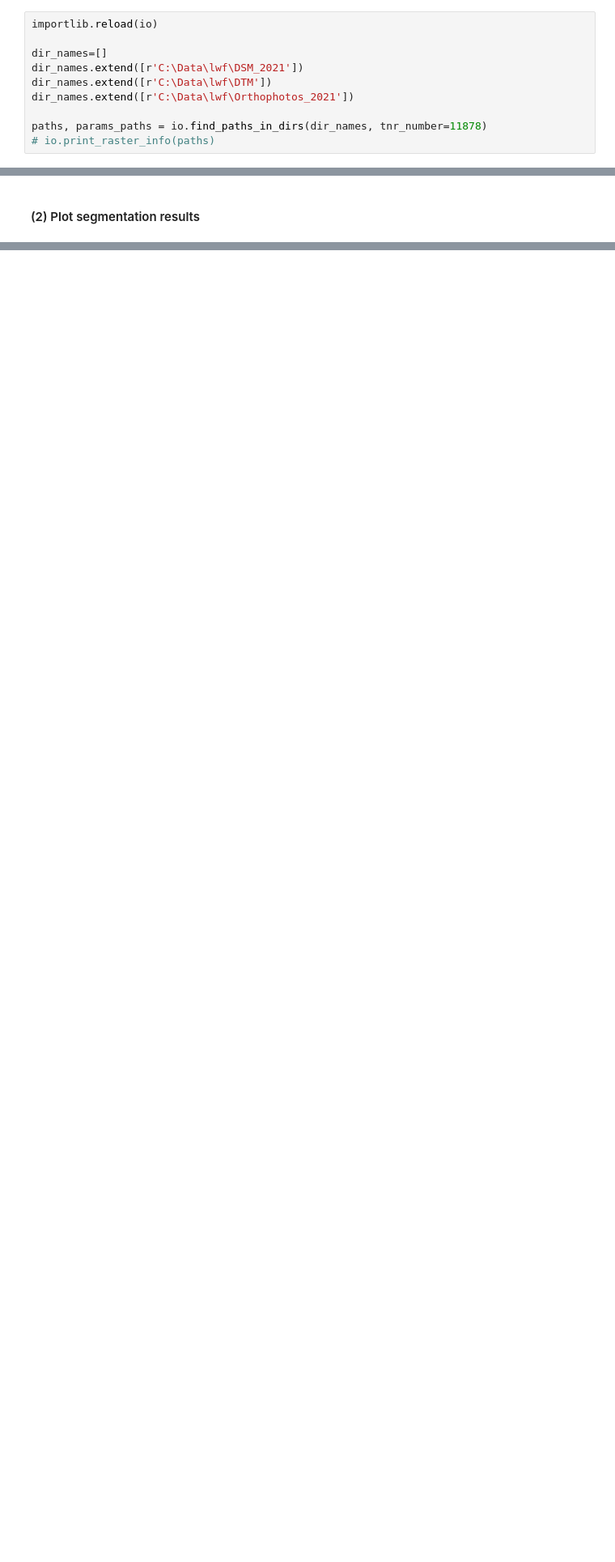
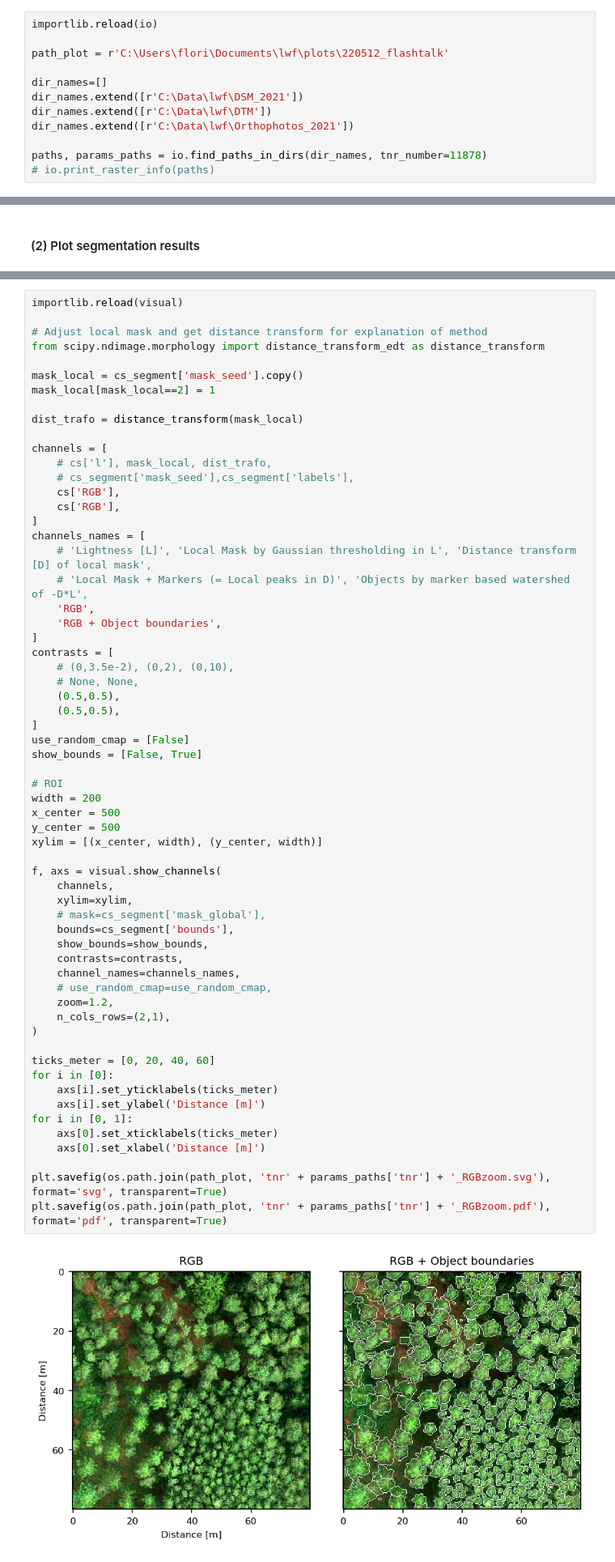
Before and after one commit to FlorianStehr/findatree, a Jupyter notebook: scripts/segment.ipynb, the cells around one changed output, grey strips where cells are left out. Shown at 81% size. Drawn from its saved outputs; the diff is of its cells as text; blank space fills up the shorter version.

```diff
--- a/scripts/segment.ipynb
+++ b/scripts/segment.ipynb
@@ -14,6 +15,8 @@ plt.style.use(r"C:\Repos\findatree\own.mplstyle")
 ### Define paths to rasters
 # %%
 importlib.reload(io)
+
+path_plot = r'C:\Users\flori\Documents\lwf\plots\220512_flashtalk'
 
 dir_names=[]
 dir_names.extend([r'C:\Data\lwf\DSM_2021'])
@@ -151,3 +133,66 @@ f, axs = visual.show_channels(
+# %%
+importlib.reload(visual)
+
+# Adjust local mask and get distance transform for explanation of method
+from scipy.ndimage.morphology import distance_transform_edt as distance_transform
+
+mask_local = cs_segment['mask_seed'].copy()
+mask_local[mask_local==2] = 1
+
+dist_trafo = distance_transform(mask_local)
+
+channels = [
+    # cs['l'], mask_local, dist_trafo,
+    # cs_segment['mask_seed'],cs_segment['labels'],
+    cs['RGB'],
+    cs['RGB'],
+]
+channels_names = [
+    # 'Lightness [L]', 'Local Mask by Gaussian thresholding in L', 'Distance transform [D] of local mask',
+    # 'Local Mask + Markers (= Local peaks in D)', 'Objects by marker based watershed of -D*L',
+    'RGB',
+    'RGB + Object boundaries',
+]
+contrasts = [
+    # (0,3.5e-2), (0,2), (0,10),
+    # None, None,
+    (0.5,0.5),
+    (0.5,0.5),
+]
+use_random_cmap = [False]
+show_bounds = [False, True]
+
+# ROI
+width = 200
+x_center = 500
+y_center = 500
+xylim = [(x_center, width), (y_center, width)]
+
+f, axs = visual.show_channels(
+    channels,
+    xylim=xylim,
+    # mask=cs_segment['mask_global'],
+    bounds=cs_segment['bounds'],
+    show_bounds=show_bounds,
+    contrasts=contrasts,
+    channel_names=channels_names,
+    # use_random_cmap=use_random_cmap,
+    zoom=1.2,
+    n_cols_rows=(2,1),
+)
+
+ticks_meter = [0, 20, 40, 60]
+for i in [0]:
+    axs[i].set_yticklabels(ticks_meter)
+    axs[i].set_ylabel('Distance [m]')
+for i in [0, 1]:
+    axs[0].set_xticklabels(ticks_meter)
+    axs[0].set_xlabel('Distance [m]')
+
+plt.savefig(os.path.join(path_plot, 'tnr' + params_paths['tnr'] + '_RGBzoom.svg'), format='svg', transparent=True)
+plt.savefig(os.path.join(path_plot, 'tnr' + params_paths['tnr'] + '_RGBzoom.pdf'), format='pdf', transparent=True)
+# %% [output]
+[figure, added]
 # %% [markdown]
 ### Object properties
 #### (1) Extract object properties
```
Also changed, not shown: parts of 6 cells of this notebook, 1 other file.
